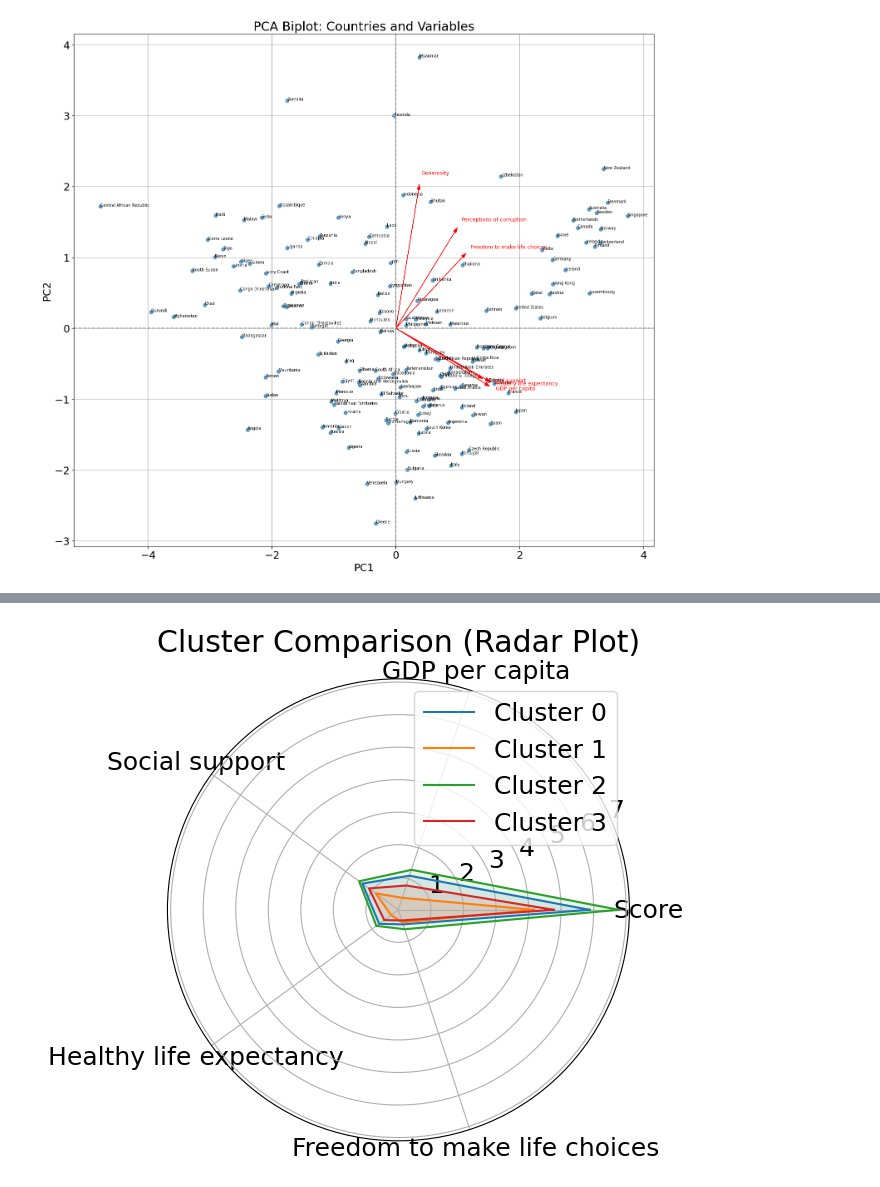
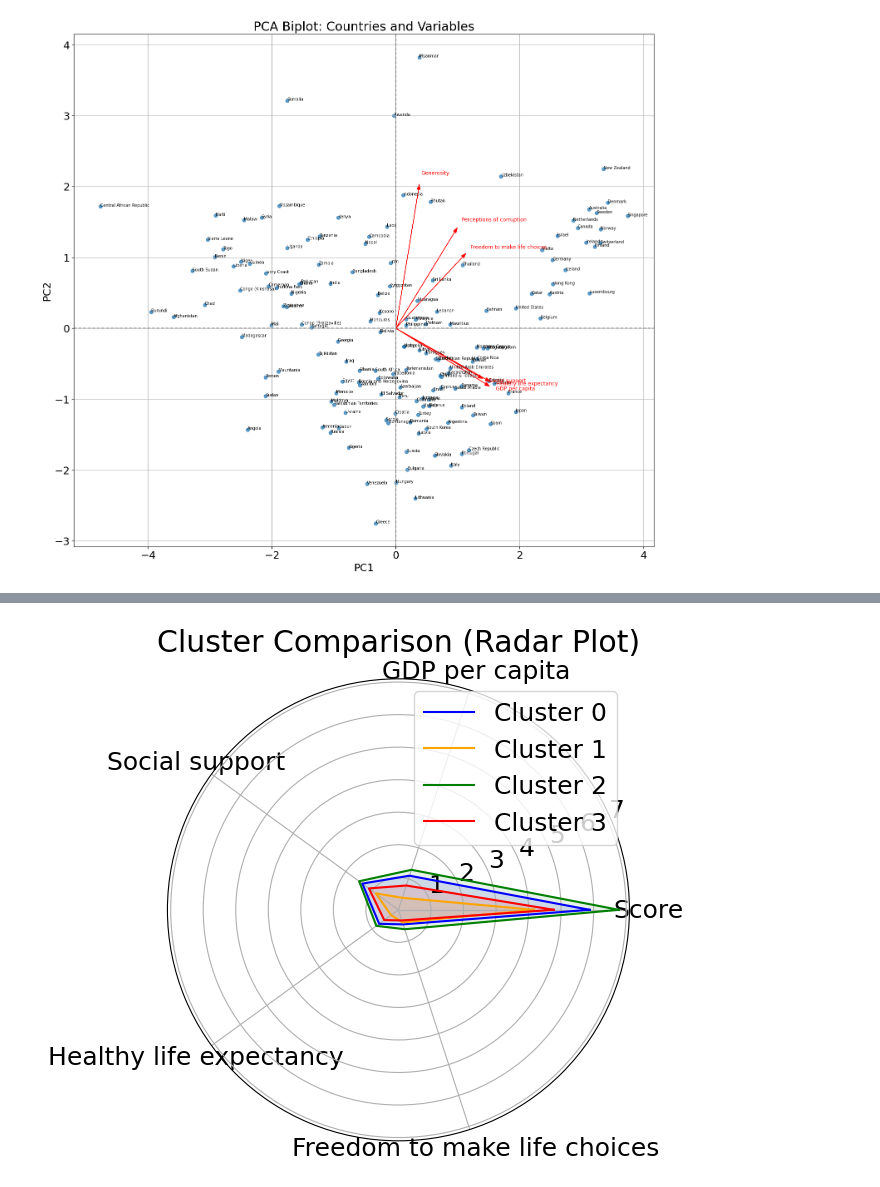
Before and after one commit to kellymegan/ASDA_2025_Group_2_Portfolio_, a Jupyter notebook: notebooks/week_10_group_2_notebook.ipynb, the cells around one changed output, grey strips where cells are left out. Saved outputs shown, nothing was run; the diff lists cells and outputs as text; code cells hidden in the pictures.

```diff
--- a/notebooks/week_10_group_2_notebook.ipynb
+++ b/notebooks/week_10_group_2_notebook.ipynb
@@ -335,14 +335,19 @@ plt.show()
 # %% [output]
 [figure]
 # %%
-# Cluster countries
-
-from sklearn.cluster import KMeans
 
 kmeans = KMeans(n_clusters=4, random_state=0)
 clusters = kmeans.fit_predict(scores[:, :2])
 
-plt.scatter(scores[:,0], scores[:,1], c=clusters)
+cluster_colors = ['blue', 'orange', 'green', 'red']
+
+plt.figure(figsize=(6,5))
+for i in range(4):
+    plt.scatter(
+        scores[clusters == i, 0],
+        scores[clusters == i, 1],
+        color=cluster_colors[i]
+    )
 plt.xlabel('PC1')
 plt.ylabel('PC2')
 plt.title('Country Clusters in PCA Space')
@@ -354,37 +359,37 @@ plt.show()
 
 df['Cluster'] = clusters
 
 df.groupby('Cluster')[
     ['Score', 'GDP per capita', 'Social support',
      'Healthy life expectancy', 'Freedom to make life choices']
 ].mean()
 
 cluster_means = df.groupby('Cluster')[
     ['Score', 'GDP per capita', 'Social support',
      'Healthy life expectancy', 'Freedom to make life choices']
 ].mean()
 
 labels = cluster_means.columns
 num_vars = len(labels)
-
 angles = np.linspace(0, 2*np.pi, num_vars, endpoint=False).tolist()
 angles += angles[:1]
 
 fig, ax = plt.subplots(figsize=(6,6), subplot_kw=dict(polar=True))
 
 for i, row in cluster_means.iterrows():
     values = row.tolist()
     values += values[:1]
-    ax.plot(angles, values, label=f'Cluster {i}')
-    ax.fill(angles, values, alpha=0.1)
+    ax.plot(angles, values, label=f'Cluster {i}', color=cluster_colors[i])
+    ax.fill(angles, values, alpha=0.1, color=cluster_colors[i])
 
 ax.set_xticks(angles[:-1])
 ax.set_xticklabels(labels)
 ax.set_title("Cluster Comparison (Radar Plot)")
 ax.legend()
 plt.show()
+plt.show()
 # %% [output]
-[figure, old version]
+[figure, new version]
 # %%
 # plot clusters on the map
 
```
Also changed, not shown: parts of 1 cell of this notebook, 3 other files.
